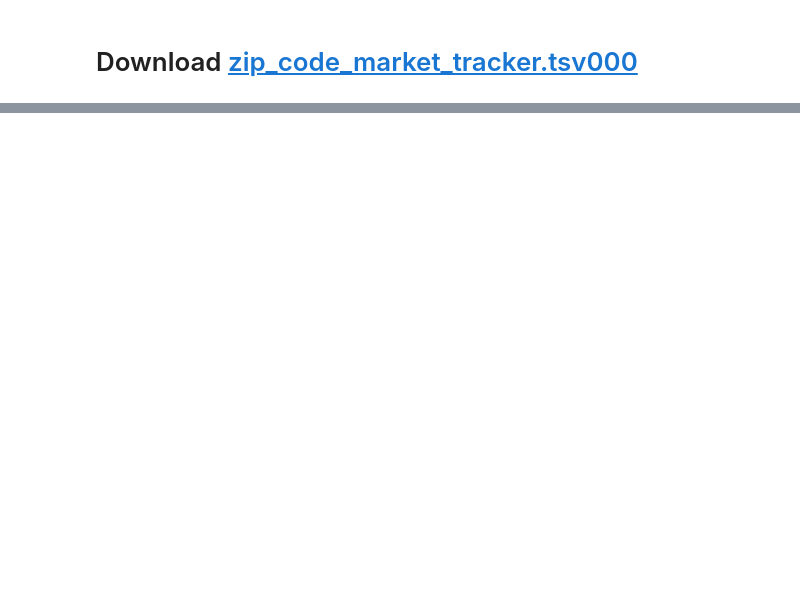
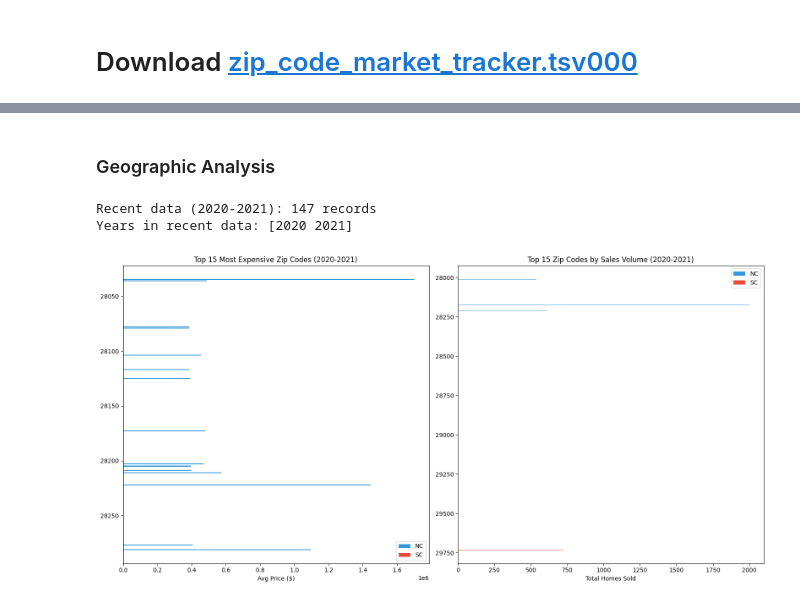
Before and after one commit to dganesh05/Real-Estate-Market-Timing-Investment-Risk-Stratification, a Jupyter notebook: project-notebook.ipynb, the cells around one changed output, grey strips where cells are left out. Cells and saved outputs as stored; diff of their text form; code cells hidden in the pictures; blank space fills up the shorter version.

```diff
--- a/project-notebook.ipynb
+++ b/project-notebook.ipynb
@@ -465,0 +355,66 @@ KeyError: 'year'
+# %% [markdown]
+### Geographic Analysis
+# %%
+# Recent data (2020-2021)
+recent = df[df['year'] >= 2020]
+
+print(f"Recent data (2020-2021): {len(recent)} records")
+print(f"Years in recent data: {recent['year'].unique()}")
+
+zip_stats = recent.groupby('region').agg({
+    'median_sale_price': 'mean',
+    'homes_sold': 'sum',
+    'median_dom': 'mean',
+    'sold_above_list': 'mean',
+    'state_code': 'first'
+}).round(2)
+zip_stats.columns = ['avg_price', 'total_sold', 'avg_dom', 'pct_above_list', 'state']
+zip_stats = zip_stats.sort_values('avg_price', ascending=False)
+
+fig, axes = plt.subplots(1, 2, figsize=(16, 8))
+
+# Top 15 most expensive
+top_15 = zip_stats.head(15)
+colors = ['#3498db' if s == 'NC' else '#e74c3c' for s in top_15['state']]
+axes[0].barh(top_15.index, top_15['avg_price'], color=colors)
+axes[0].set_title('Top 15 Most Expensive Zip Codes (2020-2021)')
+axes[0].set_xlabel('Avg Price ($)')
+axes[0].invert_yaxis()
+# Add legend
+from matplotlib.patches import Patch
+legend_elements = [Patch(facecolor='#3498db', label='NC'), Patch(facecolor='#e74c3c', label='SC')]
+axes[0].legend(handles=legend_elements)
+
+# Top 15 by volume
+by_volume = zip_stats.sort_values('total_sold', ascending=False).head(15)
+colors = ['#3498db' if s == 'NC' else '#e74c3c' for s in by_volume['state']]
+axes[1].barh(by_volume.index, by_volume['total_sold'], color=colors)
+axes[1].set_title('Top 15 Zip Codes by Sales Volume (2020-2021)')
+axes[1].set_xlabel('Total Homes Sold')
+axes[1].invert_yaxis()
+axes[1].legend(handles=legend_elements)
+
+plt.tight_layout()
+plt.show()
+
+# NC vs SC comparison
+print("\n📍 NC vs SC COMPARISON (2020-2021):")
+state_comp = recent.groupby('state_code').agg({
+    'median_sale_price': 'mean',
+    'homes_sold': 'sum',
+    'median_dom': 'mean',
+    'region': 'nunique'
+}).round(2)
+state_comp.columns = ['avg_price', 'total_sold', 'avg_dom', 'num_zips']
+print(state_comp)
+
+print("\n🏆 TOP 5 MOST EXPENSIVE ZIP CODES:")
+print(zip_stats.head(5)[['avg_price', 'total_sold', 'avg_dom', 'state']])
+
+print("\n🔥 TOP 5 HOTTEST MARKETS (fastest sales):")
+hottest = zip_stats.sort_values('avg_dom').head(5)
+print(hottest[['avg_price', 'total_sold', 'avg_dom', 'state']])
+# %% [output]
+Recent data (2020-2021): 147 records
+Years in recent data: [2020 2021]
+[figure, added]
```
Also changed, not shown: parts of 35 cells of this notebook.
